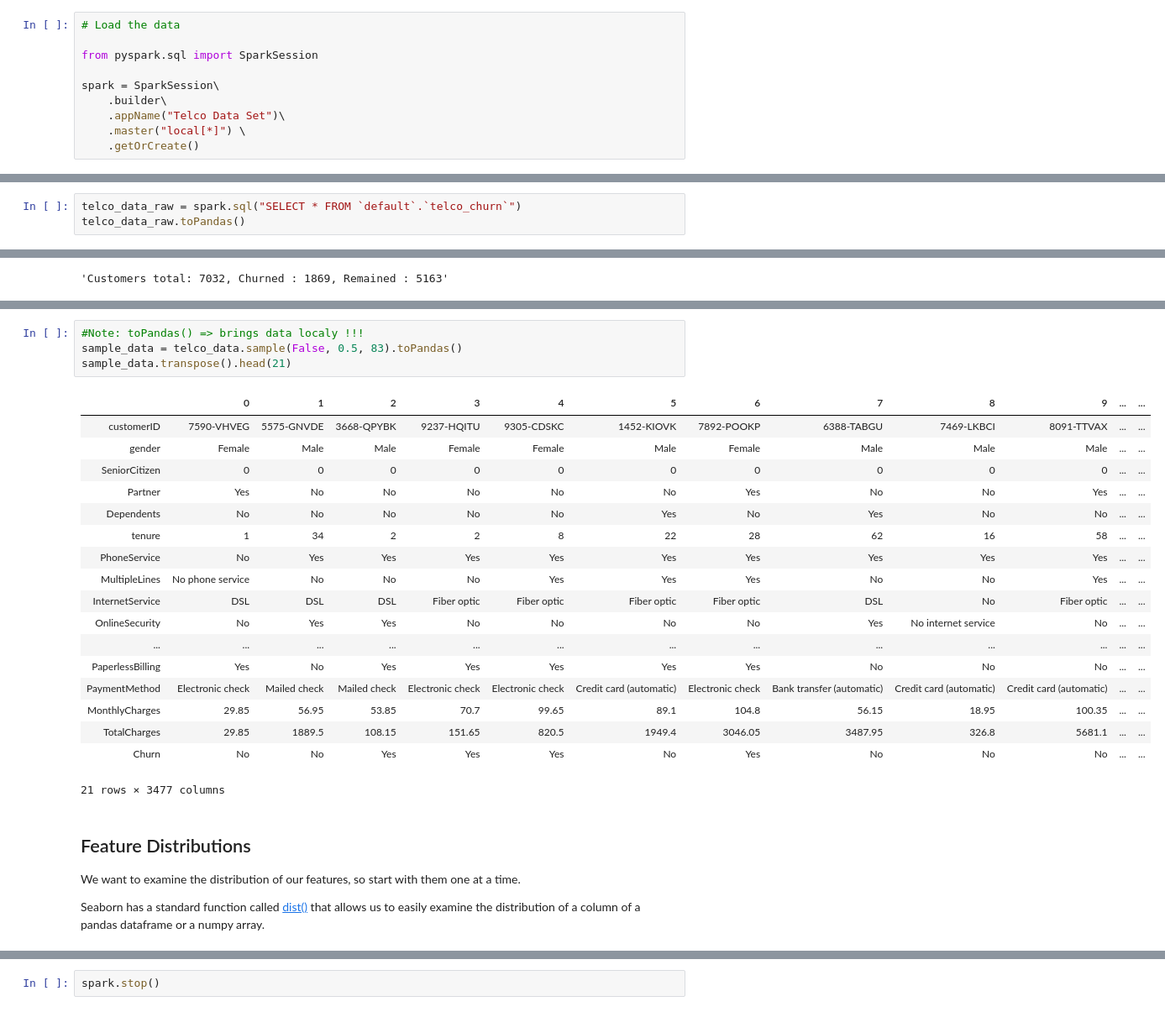
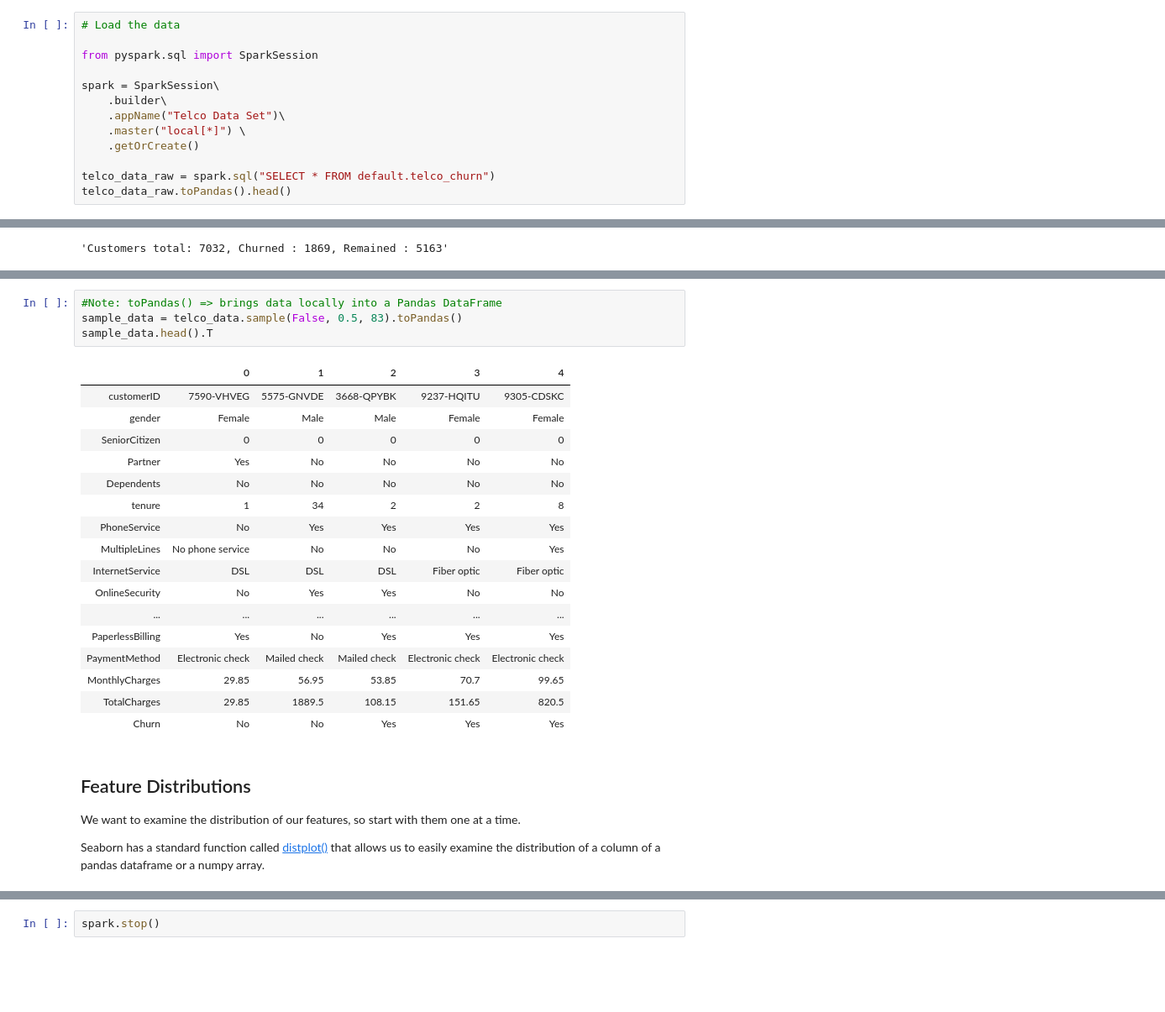
Before and after one commit to DigitalSal/cml_churn_demo, a Jupyter notebook: 2_data_exploration.ipynb, the cells around one changed output, grey strips where cells are left out. Shown at 84% size. Cells and saved outputs as stored; diff of their text form; blank space fills up the shorter version.

```diff
--- a/2_data_exploration.ipynb
+++ b/2_data_exploration.ipynb
@@ -10,3 +13,6 @@ spark = SparkSession\
     .appName("Telco Data Set")\
     .master("local[*]") \
     .getOrCreate()
+
+telco_data_raw = spark.sql("SELECT * FROM default.telco_churn")
+telco_data_raw.toPandas().head()
@@ -13,3 +26,0 @@ spark = SparkSession\
-# %%
-telco_data_raw = spark.sql("SELECT * FROM `default`.`telco_churn`")
-telco_data_raw.toPandas()
@@ -75,29 +88,28 @@ The data vizualization workflow for large data sets is usually:
 # %%
-#Note: toPandas() => brings data localy !!!
+#Note: toPandas() => brings data locally into a Pandas DataFrame
 sample_data = telco_data.sample(False, 0.5, 83).toPandas()
-sample_data.transpose().head(21)
+sample_data.head().T
 # %% [output]
-|  | 0 | 1 | 2 | 3 | 4 | 5 | 6 | 7 | 8 | 9 | ... | ... |
-| customerID | 7590-VHVEG | 5575-GNVDE | 3668-QPYBK | 9237-HQITU | 9305-CDSKC | 1452-KIOVK | 7892-POOKP | 6388-TABGU | 7469-LKBCI | 8091-TTVAX | ... | ... |
-| gender | Female | Male | Male | Female | Female | Male | Female | Male | Male | Male | ... | ... |
-| SeniorCitizen | 0 | 0 | 0 | 0 | 0 | 0 | 0 | 0 | 0 | 0 | ... | ... |
-| Partner | Yes | No | No | No | No | No | Yes | No | No | Yes | ... | ... |
-| Dependents | No | No | No | No | No | Yes | No | Yes | No | No | ... | ... |
-| tenure | 1 | 34 | 2 | 2 | 8 | 22 | 28 | 62 | 16 | 58 | ... | ... |
-| PhoneService | No | Yes | Yes | Yes | Yes | Yes | Yes | Yes | Yes | Yes | ... | ... |
-| MultipleLines | No phone service | No | No | No | Yes | Yes | Yes | No | No | Yes | ... | ... |
-| InternetService | DSL | DSL | DSL | Fiber optic | Fiber optic | Fiber optic | Fiber optic | DSL | No | Fiber optic | ... | ... |
-| OnlineSecurity | No | Yes | Yes | No | No | No | No | Yes | No internet service | No | ... | ... |
-| ... | ... | ... | ... | ... | ... | ... | ... | ... | ... | ... | ... | ... |
-| PaperlessBilling | Yes | No | Yes | Yes | Yes | Yes | Yes | No | No | No | ... | ... |
-| PaymentMethod | Electronic check | Mailed check | Mailed check | Electronic check | Electronic check | Credit card (automatic) | Electronic check | Bank transfer (automatic) | Credit card (automatic) | Credit card (automatic) | ... | ... |
-| MonthlyCharges | 29.85 | 56.95 | 53.85 | 70.7 | 99.65 | 89.1 | 104.8 | 56.15 | 18.95 | 100.35 | ... | ... |
-| TotalCharges | 29.85 | 1889.5 | 108.15 | 151.65 | 820.5 | 1949.4 | 3046.05 | 3487.95 | 326.8 | 5681.1 | ... | ... |
-| Churn | No | No | Yes | Yes | Yes | No | Yes | No | No | No | ... | ... |
+|  | 0 | 1 | 2 | 3 | 4 |
+| customerID | 7590-VHVEG | 5575-GNVDE | 3668-QPYBK | 9237-HQITU | 9305-CDSKC |
+| gender | Female | Male | Male | Female | Female |
+| SeniorCitizen | 0 | 0 | 0 | 0 | 0 |
+| Partner | Yes | No | No | No | No |
+| Dependents | No | No | No | No | No |
+| tenure | 1 | 34 | 2 | 2 | 8 |
+| PhoneService | No | Yes | Yes | Yes | Yes |
+| MultipleLines | No phone service | No | No | No | Yes |
+| InternetService | DSL | DSL | DSL | Fiber optic | Fiber optic |
+| OnlineSecurity | No | Yes | Yes | No | No |
+| ... | ... | ... | ... | ... | ... |
+| PaperlessBilling | Yes | No | Yes | Yes | Yes |
+| PaymentMethod | Electronic check | Mailed check | Mailed check | Electronic check | Electronic check |
+| MonthlyCharges | 29.85 | 56.95 | 53.85 | 70.7 | 99.65 |
+| TotalCharges | 29.85 | 1889.5 | 108.15 | 151.65 | 820.5 |
+| Churn | No | No | Yes | Yes | Yes |
-21 rows × 3477 columns
 # %% [markdown]
 ## Feature Distributions
 
 We want to examine the distribution of our features, so start with them one at a time.
 
-Seaborn has a standard function called [dist()](http://stanford.edu/~mwaskom/software/seaborn/generated/seaborn.distplot.html#seaborn.distplot) that allows us to easily examine the distribution of a column of a pandas dataframe or a numpy array.
+Seaborn has a standard function called [distplot()](https://seaborn.pydata.org/generated/seaborn.distplot.html) that allows us to easily examine the distribution of a column of a pandas dataframe or a numpy array.
```
Also changed, not shown: parts of 18 cells of this notebook, 17 other files.
